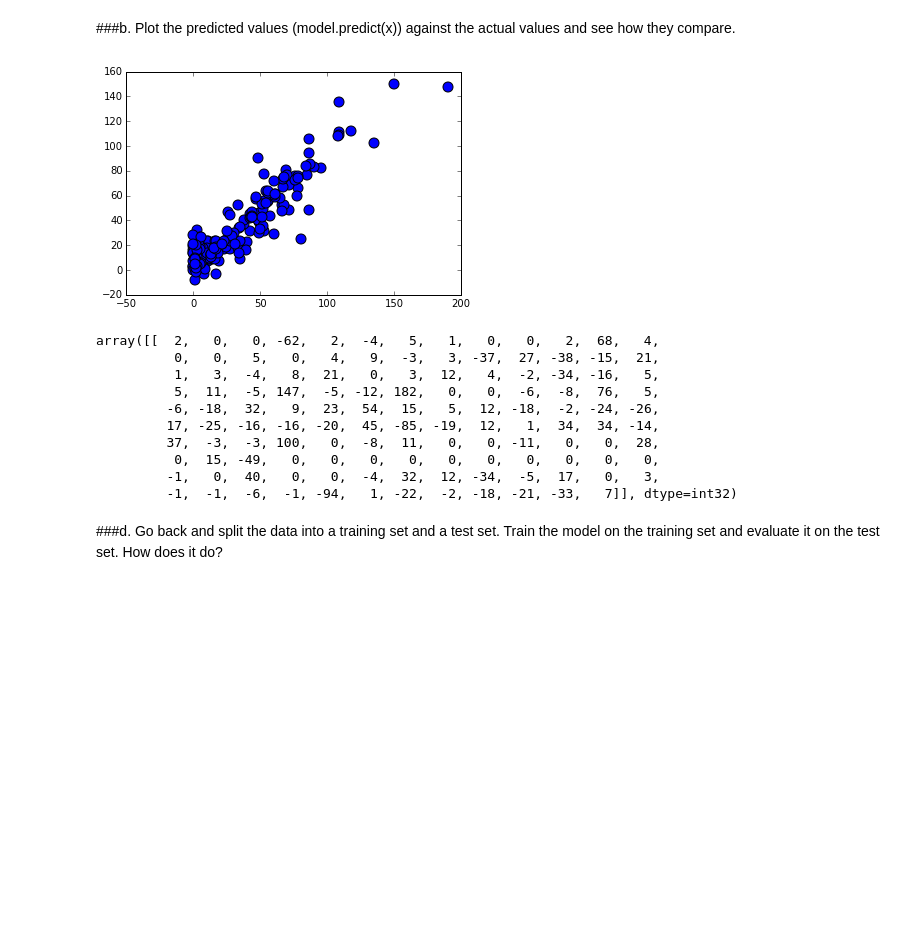
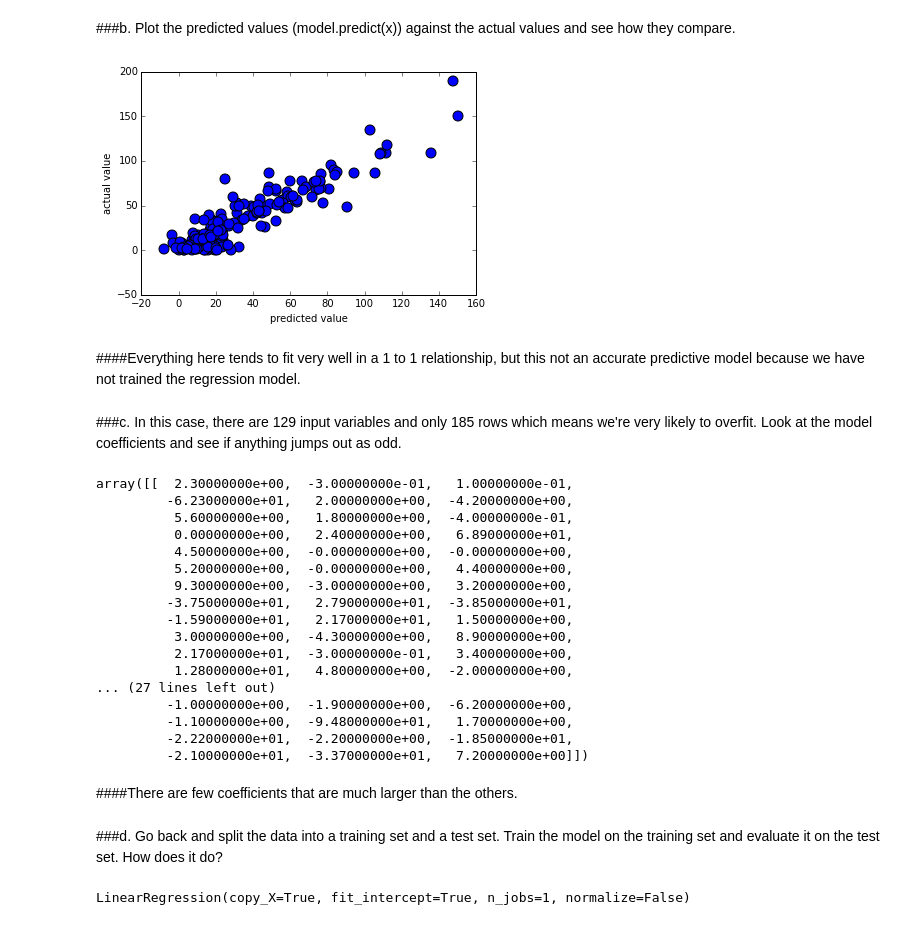
Before and after one commit to jesseklein406/bikeshare, a Jupyter notebook: bikeshare3.ipynb, the cells around one changed output. Drawn from its saved outputs; the diff is of its cells as text; code cells hidden in the pictures; blank space fills up the shorter version.

```diff
--- a/bikeshare3.ipynb
+++ b/bikeshare3.ipynb
@@ -79,24 +68,44 @@ LinearRegression(copy_X=True, fit_intercept=True, n_jobs=1, normalize=False)
 # %% [markdown]
 ###b. Plot the predicted values (model.predict(x)) against the actual values and see how they compare.
 # %%
-plt.scatter(y,lin_regr.predict(x), s=100)
+plt.scatter(lin_regr.predict(x), y, s=100)
+plt.xlabel('predicted value')
+plt.ylabel('actual value')
 plt.show()
 # %% [output]
-[figure, old version]
+[figure, new version]
+# %% [markdown]
+####Everything here tends to fit very well in a 1 to 1 relationship, but this not an accurate predictive model because we have not trained the regression model.
+# %% [markdown]
+###c. In this case, there are 129 input variables and only 185 rows which means we're very likely to overfit. Look at the model coefficients and see if anything jumps out as odd.
 # %%
-np.int32(lin_regr.coef_)
+np.round(lin_regr.coef_, 1)
 # %% [output]
-array([[  2,   0,   0, -62,   2,  -4,   5,   1,   0,   0,   2,  68,   4,
-          0,   0,   5,   0,   4,   9,  -3,   3, -37,  27, -38, -15,  21,
-          1,   3,  -4,   8,  21,   0,   3,  12,   4,  -2, -34, -16,   5,
-          5,  11,  -5, 147,  -5, -12, 182,   0,   0,  -6,  -8,  76,   5,
-         -6, -18,  32,   9,  23,  54,  15,   5,  12, -18,  -2, -24, -26,
-         17, -25, -16, -16, -20,  45, -85, -19,  12,   1,  34,  34, -14,
-         37,  -3,  -3, 100,   0,  -8,  11,   0,   0, -11,   0,   0,  28,
-          0,  15, -49,   0,   0,   0,   0,   0,   0,   0,   0,   0,   0,
-         -1,   0,  40,   0,   0,  -4,  32,  12, -34,  -5,  17,   0,   3,
-         -1,  -1,  -6,  -1, -94,   1, -22,  -2, -18, -21, -33,   7]], dtype=int32)
+array([[  2.30000000e+00,  -3.00000000e-01,   1.00000000e-01,
+         -6.23000000e+01,   2.00000000e+00,  -4.20000000e+00,
+          5.60000000e+00,   1.80000000e+00,  -4.00000000e-01,
+          0.00000000e+00,   2.40000000e+00,   6.89000000e+01,
+          4.50000000e+00,  -0.00000000e+00,  -0.00000000e+00,
+          5.20000000e+00,  -0.00000000e+00,   4.40000000e+00,
+          9.30000000e+00,  -3.00000000e+00,   3.20000000e+00,
+         -3.75000000e+01,   2.79000000e+01,  -3.85000000e+01,
+         -1.59000000e+01,   2.17000000e+01,   1.50000000e+00,
+          3.00000000e+00,  -4.30000000e+00,   8.90000000e+00,
+          2.17000000e+01,  -3.00000000e-01,   3.40000000e+00,
+          1.28000000e+01,   4.80000000e+00,  -2.00000000e+00,
+... (27 lines left out)
+         -1.00000000e+00,  -1.90000000e+00,  -6.20000000e+00,
+         -1.10000000e+00,  -9.48000000e+01,   1.70000000e+00,
+         -2.22000000e+01,  -2.20000000e+00,  -1.85000000e+01,
+         -2.10000000e+01,  -3.37000000e+01,   7.20000000e+00]])
+# %% [markdown]
+####There are few coefficients that are much larger than the others.
 # %% [markdown]
 ###d. Go back and split the data into a training set and a test set. Train the model on the training set and evaluate it on the test set. How does it do?
 # %%
 x_train, x_test, y_train, y_test = train_test_split(x, y, test_size=0.33, random_state=42)
+# %%
+lin_regr = linear_model.LinearRegression()
+lin_regr.fit(x_train, y_train)
+# %% [output]
+LinearRegression(copy_X=True, fit_intercept=True, n_jobs=1, normalize=False)
```
Also changed, not shown: parts of 16 cells of this notebook.
